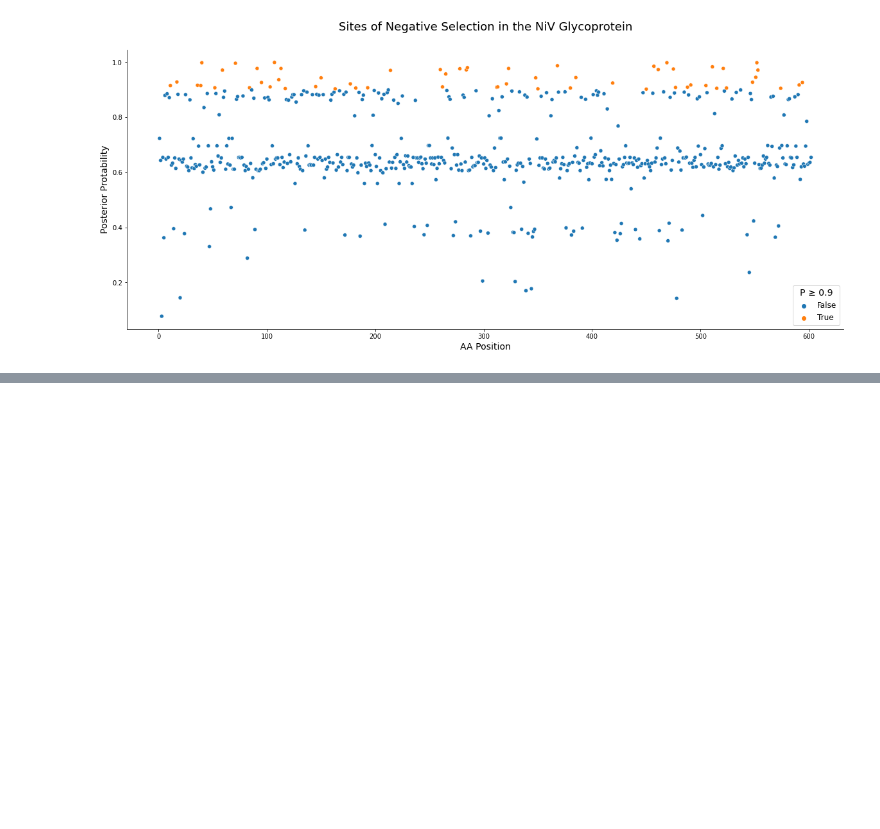
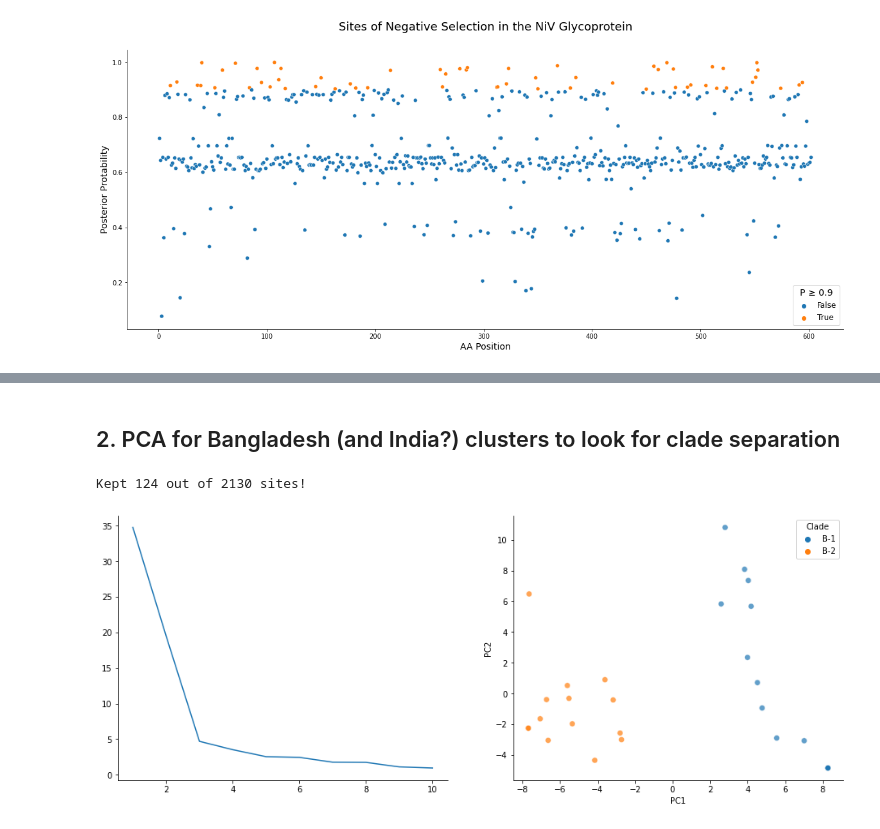
Before and after one commit to sanju99/niv_evo, a Jupyter notebook: evo_selection.ipynb, the cells around one changed output, grey strips where cells are left out. Saved outputs shown, nothing was run; the diff lists cells and outputs as text; code cells hidden in the pictures; blank space fills up the shorter version.

```diff
--- a/evo_selection.ipynb
+++ b/evo_selection.ipynb
@@ -468,0 +416,10 @@ pn.pane.Bokeh(p)
+# %% [markdown]
+## 2. PCA for Bangladesh (and India?) clusters to look for clade separation
+# %%
+B_clades = P_not_missing.loc[(~pd.isnull(P_not_missing["Clade"])) & (P_not_missing.Country == "Bangladesh")].reset_index(drop=True)
+B_clades, B_clades_sites = filter_sequences(B_clades, "P_seq", maf_thresh=0)
+
+X_B_clades, pca_df_B_clades = two_comp_PCA(B_clades, "P_seq_one_hot", "Clade")
+# %% [output]
+Kept 124 out of 2130 sites!
+[figure, added]
```
Also changed, not shown: parts of 56 cells of this notebook, 52 other files.
